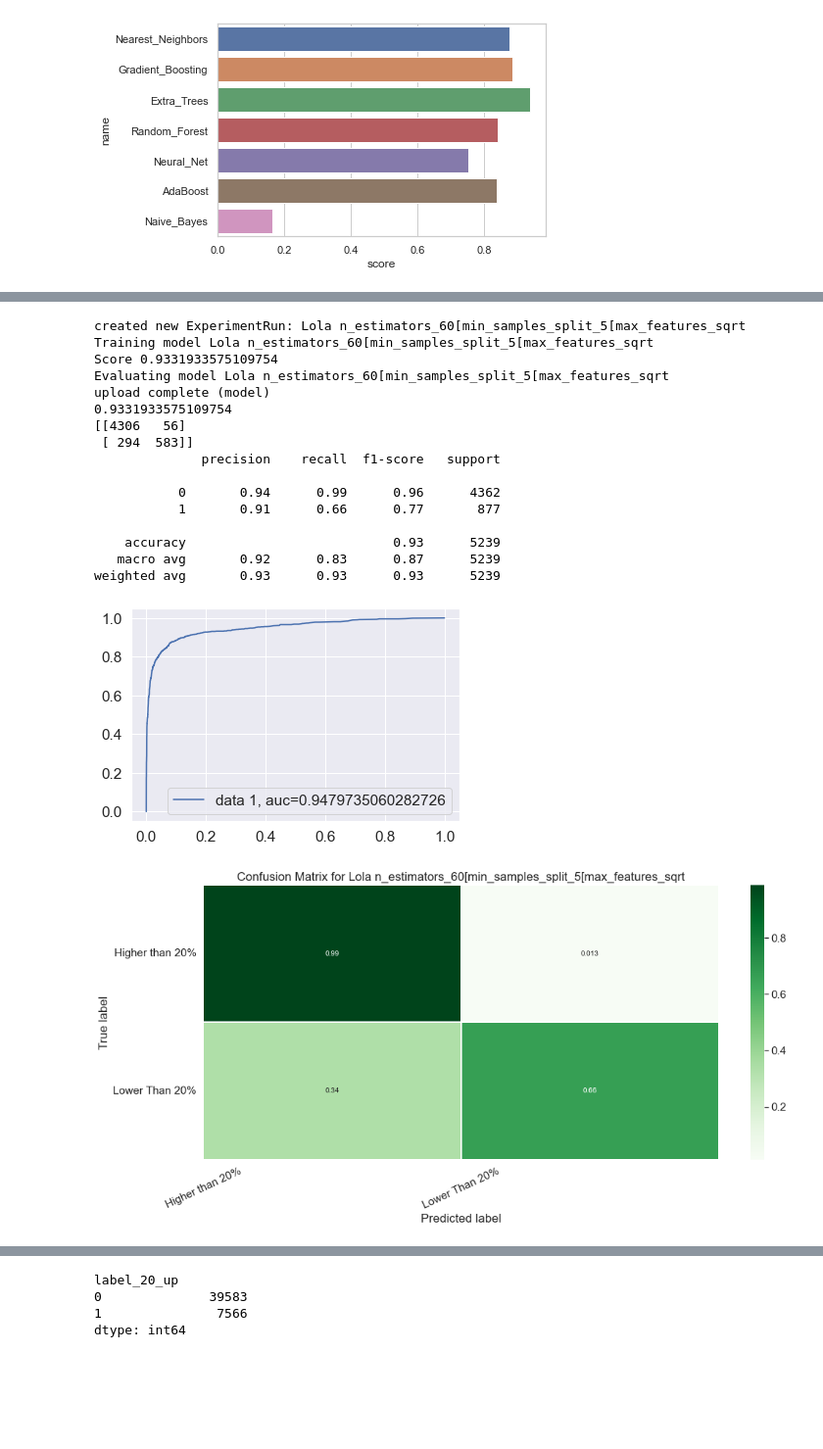
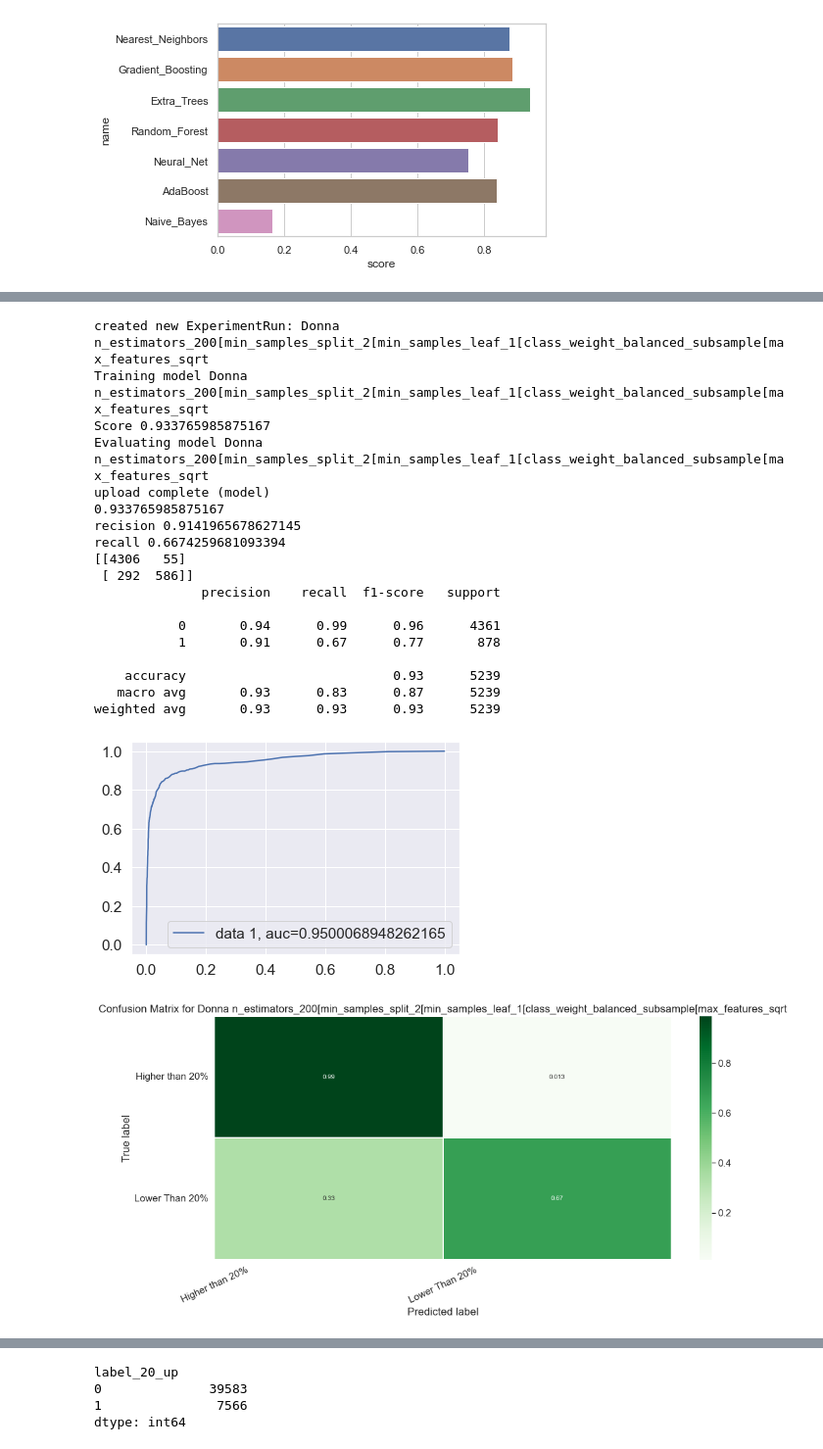
Before and after one commit to hustlestar/trading-signals-ml-processing, a Jupyter notebook: src/models.ipynb, the cells around one changed output, grey strips where cells are left out. Shown at 98% size. Saved outputs shown, nothing was run; the diff lists cells and outputs as text; code cells hidden in the pictures; blank space fills up the shorter version.

```diff
--- a/src/models.ipynb
+++ b/src/models.ipynb
@@ -246,0 +280,7 @@ weighted avg       0.92      0.93      0.92      5239
+# %%
+pars = {"n_estimators": 100,
+"min_samples_split": 2,
+"max_depth": 50,
+"max_features": 0.75}
+a1 = ExtraTreesClassifier(**pars)
+train_eval_model(x_train, x_test, y_train, y_test, a1, f"QEW {'['.join(f'{k}_{v}' for k, v in pars.items())}")
@@ -246,0 +309,9 @@ weighted avg       0.92      0.93      0.92      5239
+# %%
+pars = {"n_estimators": 200,
+"min_samples_split": 2,
+"class_weight": {1: 39583, 0: 7566},
+"max_depth": 50,
+"bootstrap": True,
+"max_features": 0.75}
+a1 = ExtraTreesClassifier(**pars)
+train_eval_model(x_train, x_test, y_train, y_test, a1, f"QEW {'['.join(f'{k}_{v}' for k, v in pars.items())}")
@@ -246,0 +340,9 @@ weighted avg       0.92      0.93      0.92      5239
+# %%
+pars = {"n_estimators": 200,
+"min_samples_split": 2,
+"class_weight": {1: 39583, 0: 7566},
+"max_depth": 50,
+"bootstrap": True,
+"max_features": "sqrt"}
+a1 = ExtraTreesClassifier(**pars)
+train_eval_model(x_train, x_test, y_train, y_test, a1, f"QEW {'['.join(f'{k}_{v}' for k, v in pars.items())}")
@@ -246,0 +371,8 @@ weighted avg       0.92      0.93      0.92      5239
+# %%
+pars = {"n_estimators": 100,
+"min_samples_split": 2,
+"min_samples_leaf": 2,
+"max_depth": 25,
+"max_features": 0.75}
+a1 = ExtraTreesClassifier(**pars)
+train_eval_model(x_train, x_test, y_train, y_test, a1, f"QEW {'['.join(f'{k}_{v}' for k, v in pars.items())}")
@@ -247,26 +401,30 @@ weighted avg       0.92      0.93      0.92      5239
 # %%
-pars = {"n_estimators": 60,
- "min_samples_split": 5,
+pars = {"n_estimators": 200,
+ "min_samples_split": 2,
+ "min_samples_leaf": 1,
+"class_weight": 'balanced_subsample',
  "max_features": "sqrt"}
 a1 = ExtraTreesClassifier(**pars)
-train_eval_model(x_train, x_test, y_train, y_test, a1, f"Lola {'['.join(f'{k}_{v}' for k, v in pars.items())}")
+train_eval_model(x_train, x_test, y_train, y_test, a1, f"Donna {'['.join(f'{k}_{v}' for k, v in pars.items())}")
 # %% [output]
-created new ExperimentRun: Lola n_estimators_60[min_samples_split_5[max_features_sqrt
-Training model Lola n_estimators_60[min_samples_split_5[max_features_sqrt
-Score 0.9331933575109754
-Evaluating model Lola n_estimators_60[min_samples_split_5[max_features_sqrt
+created new ExperimentRun: Donna n_estimators_200[min_samples_split_2[min_samples_leaf_1[class_weight_balanced_subsample[max_features_sqrt
+Training model Donna n_estimators_200[min_samples_split_2[min_samples_leaf_1[class_weight_balanced_subsample[max_features_sqrt
+Score 0.933765985875167
+Evaluating model Donna n_estimators_200[min_samples_split_2[min_samples_leaf_1[class_weight_balanced_subsample[max_features_sqrt
 upload complete (model)
-0.9331933575109754
-[[4306   56]
- [ 294  583]]
+0.933765985875167
+recision 0.9141965678627145
+recall 0.6674259681093394
+[[4306   55]
+ [ 292  586]]
               precision    recall  f1-score   support
 
-           0       0.94      0.99      0.96      4362
-           1       0.91      0.66      0.77       877
+           0       0.94      0.99      0.96      4361
+           1       0.91      0.67      0.77       878
 
     accuracy                           0.93      5239
-   macro avg       0.92      0.83      0.87      5239
+   macro avg       0.93      0.83      0.87      5239
 weighted avg       0.93      0.93      0.93      5239
 [figure]
-[figure, old version]
+[figure, new version]
 # %%
```
Also changed, not shown: parts of 41 cells of this notebook, 10 other files.
